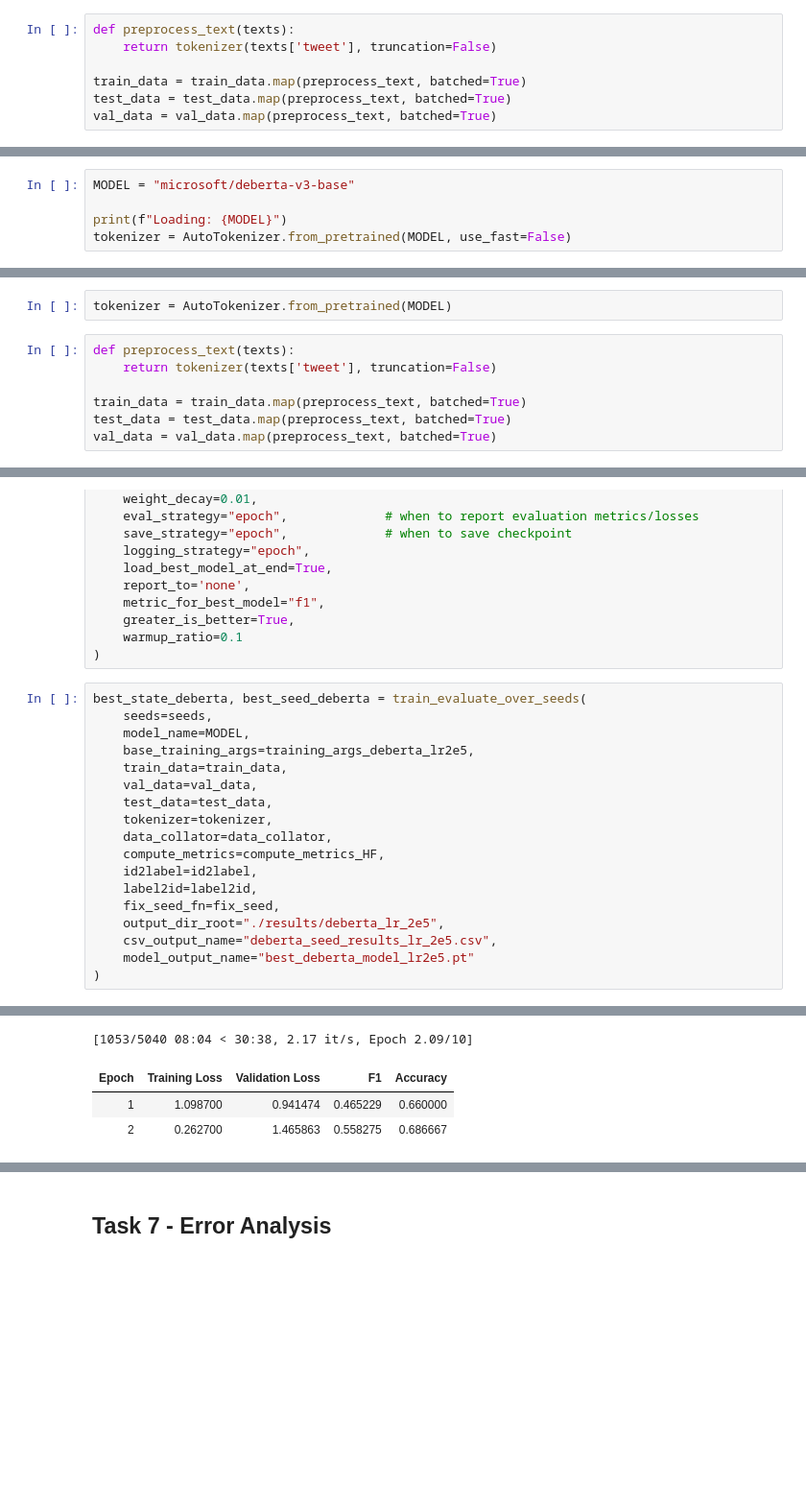
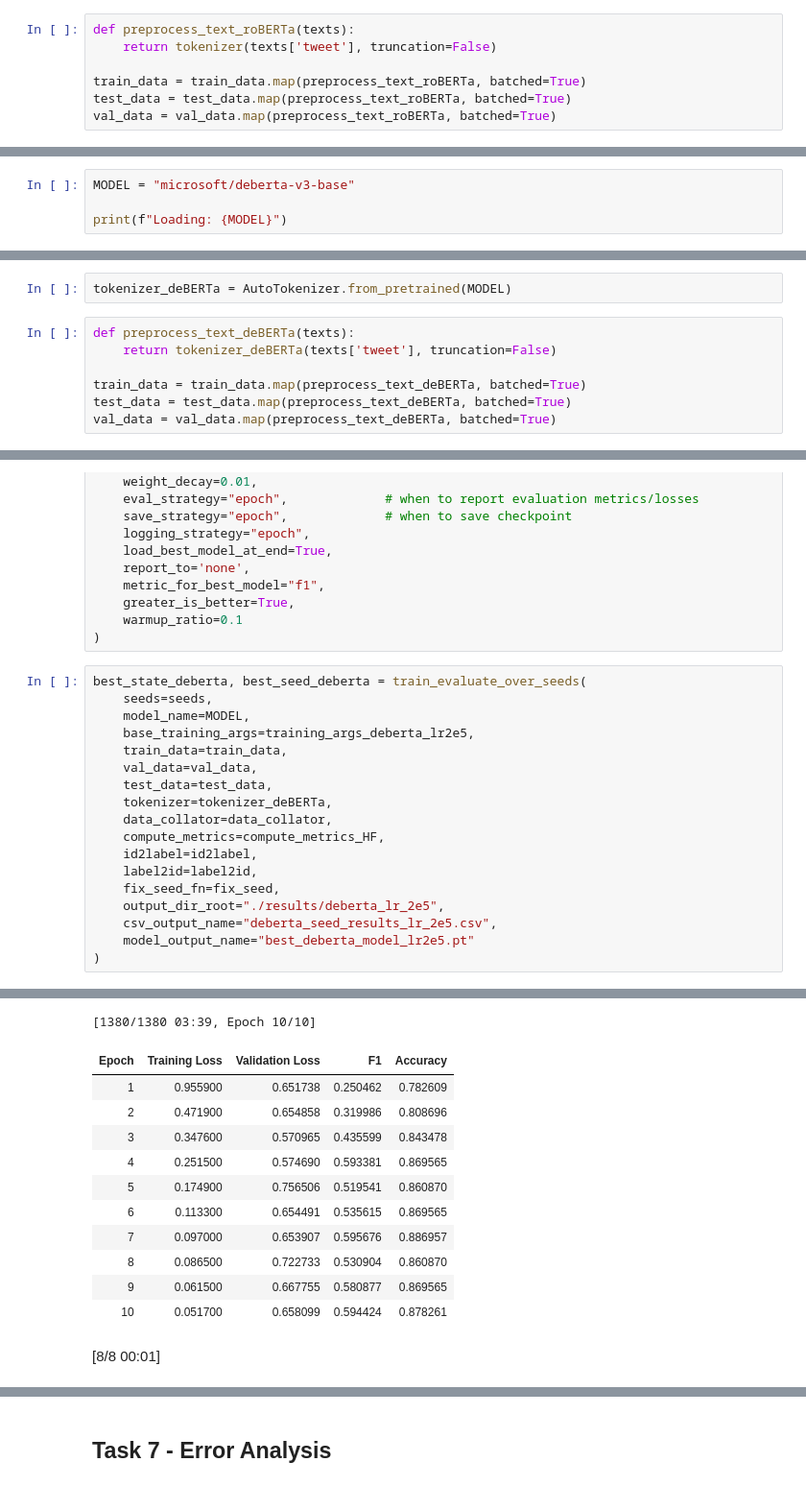
Before and after one commit to mattialodi0/progNLP, a Jupyter notebook: assignment-1/draft.ipynb, the cells around one changed output, grey strips where cells are left out. Shown at 96% size. Saved outputs shown, nothing was run; the diff lists cells and outputs as text; blank space fills up the shorter version.

```diff
--- a/assignment-1/draft.ipynb
+++ b/assignment-1/draft.ipynb
@@ -1869,12 +1861,12 @@ Tweet after preprocessing: Amazing. Great data reporting. Not-great underlying c
 # %% [markdown]
 ### Dataset Inspection
 # %%
-def preprocess_text(texts):
+def preprocess_text_roBERTa(texts):
     return tokenizer(texts['tweet'], truncation=False)
 
-train_data = train_data.map(preprocess_text, batched=True)
-test_data = test_data.map(preprocess_text, batched=True)
-val_data = val_data.map(preprocess_text, batched=True)
+train_data = train_data.map(preprocess_text_roBERTa, batched=True)
+test_data = test_data.map(preprocess_text_roBERTa, batched=True)
+val_data = val_data.map(preprocess_text_roBERTa, batched=True)
 # %%
 print(train_data)
 print(test_data)
@@ -2846,19 +2615,18 @@ Made by Microsoft
 MODEL = "microsoft/deberta-v3-base"
 
 print(f"Loading: {MODEL}")
-tokenizer = AutoTokenizer.from_pretrained(MODEL, use_fast=False)
 # %% [output]
 Loading: microsoft/deberta-v3-base
 # %% [markdown]
 #### Load tokenizer and tokenization
 # %%
-tokenizer = AutoTokenizer.from_pretrained(MODEL)
+tokenizer_deBERTa = AutoTokenizer.from_pretrained(MODEL)
 # %%
-def preprocess_text(texts):
-    return tokenizer(texts['tweet'], truncation=False)
+def preprocess_text_deBERTa(texts):
+    return tokenizer_deBERTa(texts['tweet'], truncation=False)
 
-train_data = train_data.map(preprocess_text, batched=True)
-test_data = test_data.map(preprocess_text, batched=True)
-val_data = val_data.map(preprocess_text, batched=True)
+train_data = train_data.map(preprocess_text_deBERTa, batched=True)
+test_data = test_data.map(preprocess_text_deBERTa, batched=True)
+val_data = val_data.map(preprocess_text_deBERTa, batched=True)
 # %%
 for name, token in tokenizer.special_tokens_map.items():
@@ -2957,29 +2725,38 @@ training_args_deberta_lr2e5 = TrainingArguments(
 # %%
 best_state_deberta, best_seed_deberta = train_evaluate_over_seeds(
     seeds=seeds,
     model_name=MODEL,
     base_training_args=training_args_deberta_lr2e5,
     train_data=train_data,
     val_data=val_data,
     test_data=test_data,
-    tokenizer=tokenizer,
+    tokenizer=tokenizer_deBERTa,
     data_collator=data_collator,
     compute_metrics=compute_metrics_HF,
     id2label=id2label,
     label2id=label2id,
     fix_seed_fn=fix_seed,
     output_dir_root="./results/deberta_lr_2e5",
     csv_output_name="deberta_seed_results_lr_2e5.csv",
     model_output_name="best_deberta_model_lr2e5.pt"
 )
 # %% [output]
 ============================
  Running with seed: 42
 ============================
 Some weights of DebertaV2ForSequenceClassification were not initialized from the model checkpoint at microsoft/deberta-v3-base and are newly initialized: ['classifier.bias', 'classifier.weight', 'pool ...
 You should probably TRAIN this model on a down-stream task to be able to use it for predictions and inference.
 The tokenizer has new PAD/BOS/EOS tokens that differ from the model config and generation config. The model config and generation config were aligned accordingly, being updated with the tokenizer's va ...
-[1053/5040 08:04 < 30:38, 2.17 it/s, Epoch 2.09/10]
+[1380/1380 03:39, Epoch 10/10]
 | Epoch | Training Loss | Validation Loss | F1 | Accuracy |
-| 1 | 1.098700 | 0.941474 | 0.465229 | 0.660000 |
-| 2 | 0.262700 | 1.465863 | 0.558275 | 0.686667 |
+| 1 | 0.955900 | 0.651738 | 0.250462 | 0.782609 |
+| 2 | 0.471900 | 0.654858 | 0.319986 | 0.808696 |
+| 3 | 0.347600 | 0.570965 | 0.435599 | 0.843478 |
+| 4 | 0.251500 | 0.574690 | 0.593381 | 0.869565 |
+| 5 | 0.174900 | 0.756506 | 0.519541 | 0.860870 |
+| 6 | 0.113300 | 0.654491 | 0.535615 | 0.869565 |
+| 7 | 0.097000 | 0.653907 | 0.595676 | 0.886957 |
+| 8 | 0.086500 | 0.722733 | 0.530904 | 0.860870 |
+| 9 | 0.061500 | 0.667755 | 0.580877 | 0.869565 |
+| 10 | 0.051700 | 0.658099 | 0.594424 | 0.878261 |
+[8/8 00:01]
```
Also changed, not shown: parts of 46 cells of this notebook.
